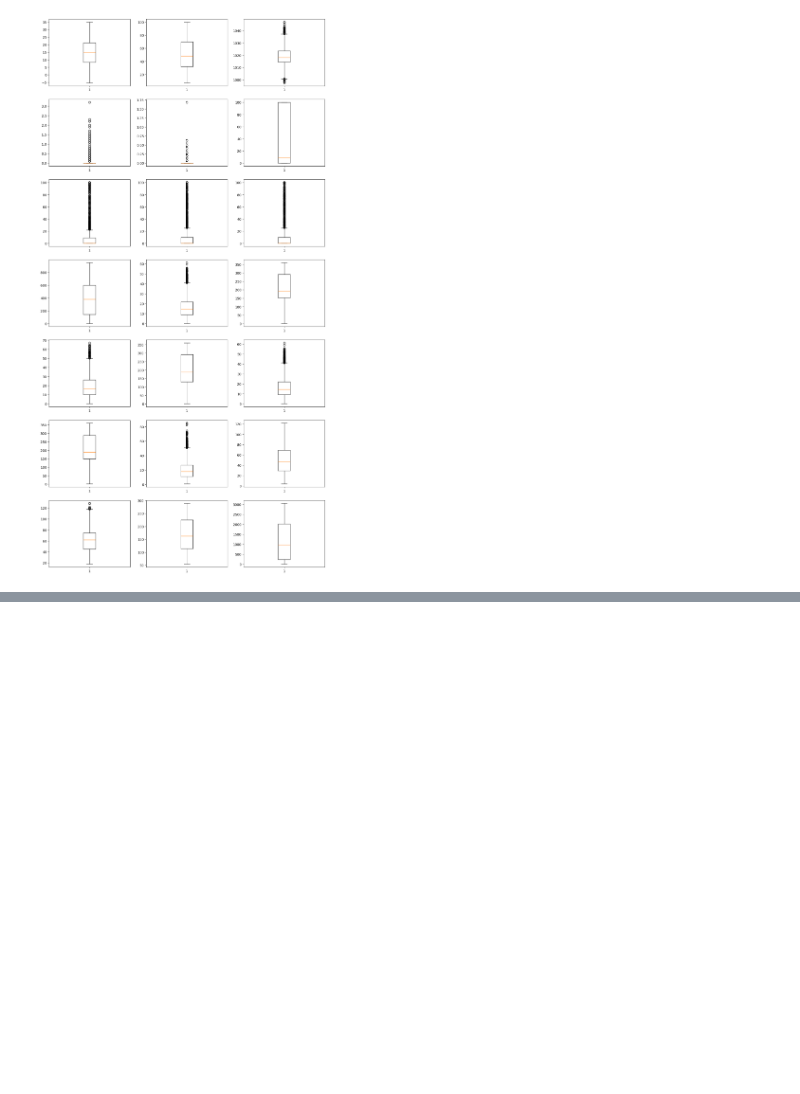
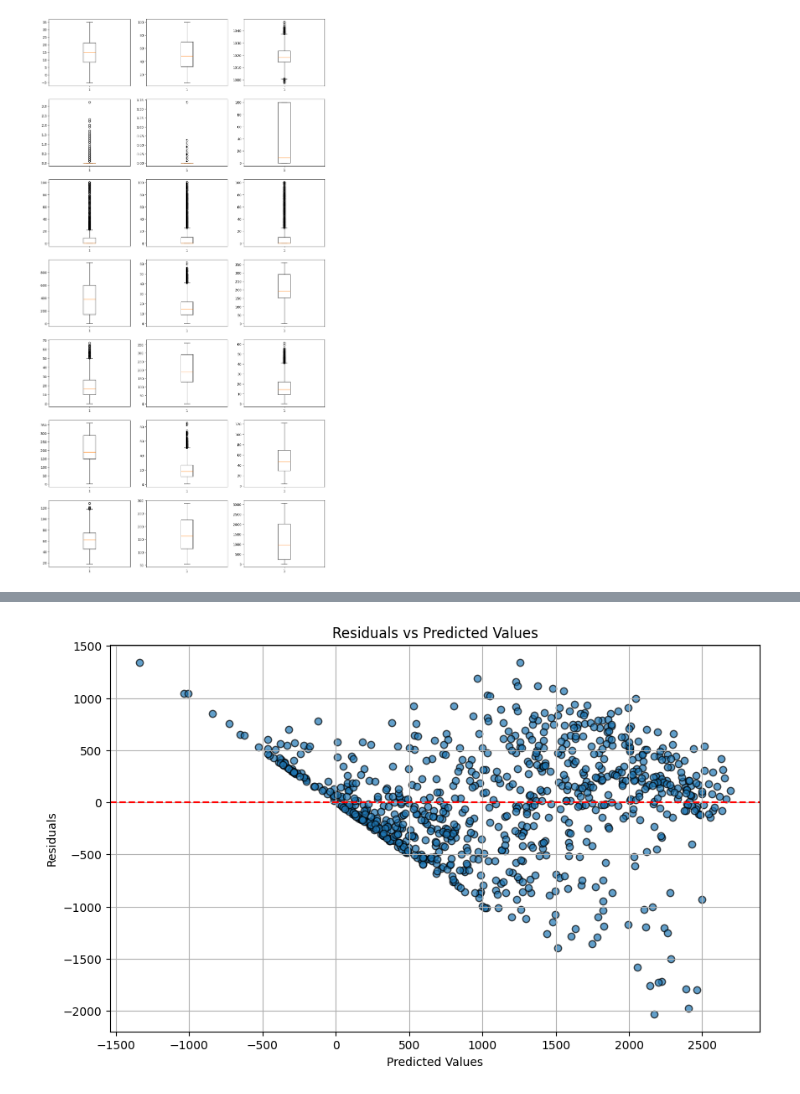
Before and after one commit to alreadymessedup/solar-power-output, a Jupyter notebook: solarpowerout1.ipynb, the cells around one changed output, grey strips where cells are left out. Drawn from its saved outputs; the diff is of its cells as text; code cells hidden in the pictures; blank space fills up the shorter version.

```diff
--- a/solarpowerout1.ipynb
+++ b/solarpowerout1.ipynb
@@ -172,0 +203,14 @@ plt.show()
+# %%
+# Split data into training and testing sets (80% training, 20% testing)
+X_train, X_test, y_train, y_test = train_test_split(X, y, test_size=0.2, random_state=42)
+# %%
+# Normalize the feature data
+scaler = StandardScaler()
+X_train_scaled = scaler.fit_transform(X_train)
+X_test_scaled = scaler.transform(X_test)
+# %%
+# Initialize the model
+model = LinearRegression()
+
+# Fit the model to the training data
+model.fit(X_train_scaled, y_train)
@@ -172,0 +219,3 @@ plt.show()
+# %%
+# Predict on the test set
+y_pred = model.predict(X_test_scaled)
@@ -172,0 +255,17 @@ plt.show()
+# %%
+import matplotlib.pyplot as plt
+
+# Residuals
+residuals = y_test - y_pred
+
+# Plot residuals
+plt.figure(figsize=(10,6))
+plt.scatter(y_pred, residuals, alpha=0.7, edgecolor='k')
+plt.axhline(y=0, color='r', linestyle='--')
+plt.title('Residuals vs Predicted Values')
+plt.xlabel('Predicted Values')
+plt.ylabel('Residuals')
+plt.grid(True)
+plt.show()
+# %% [output]
+[figure, added]
```
Also changed, not shown: parts of 6 cells of this notebook.
